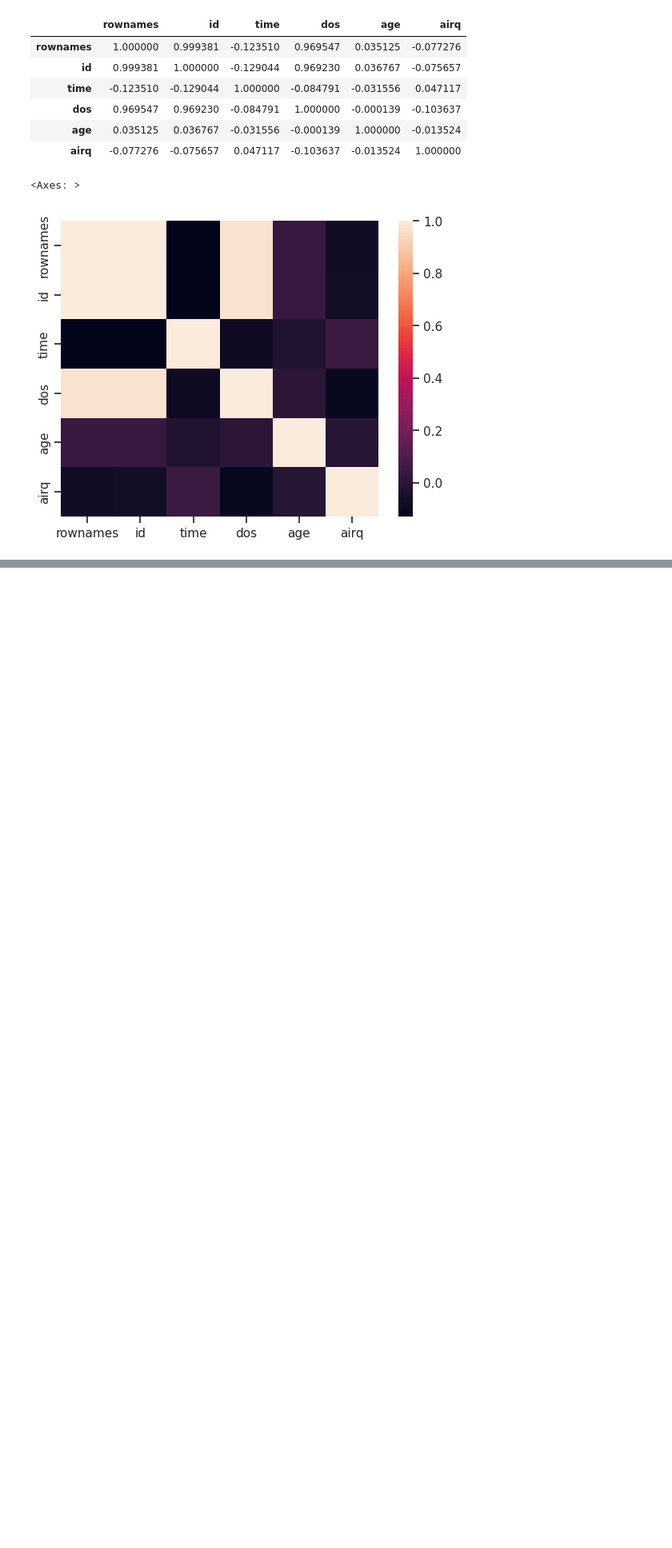
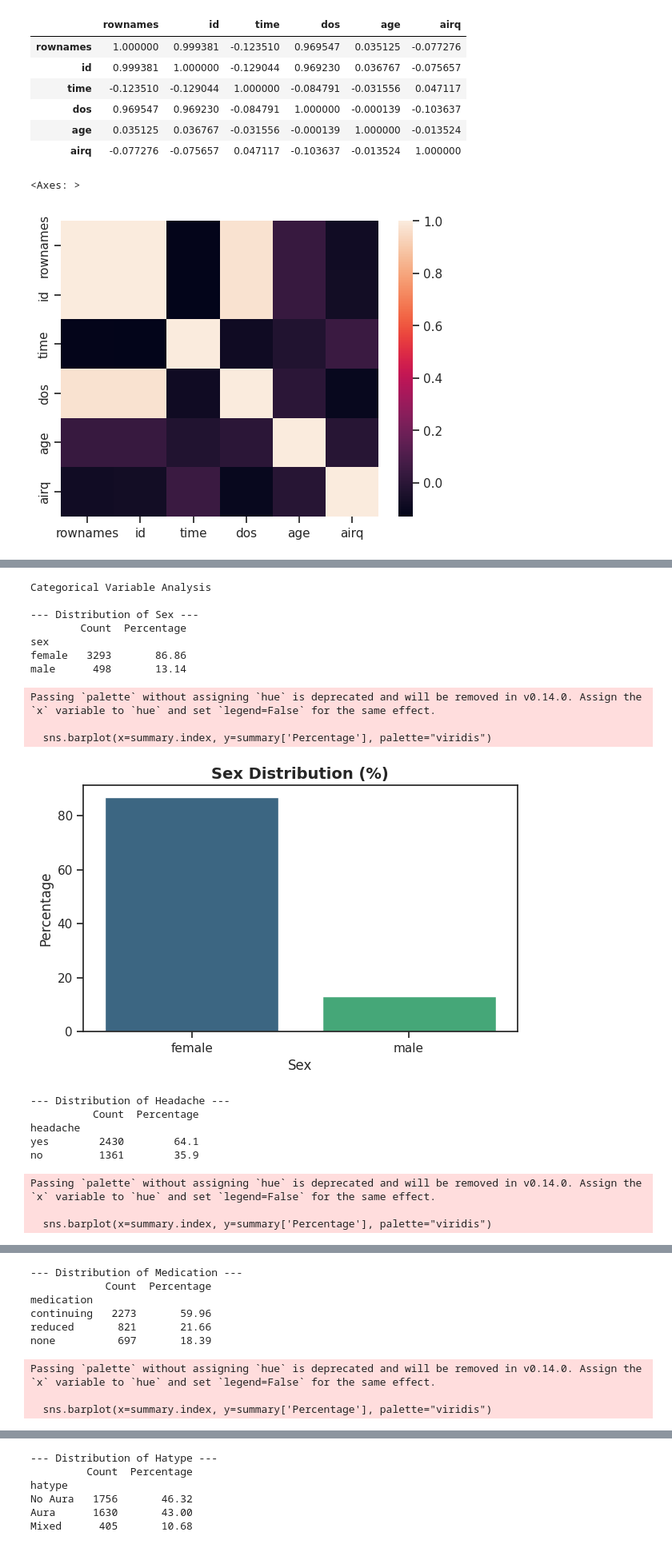
Before and after one commit to SimarBhatiaSB7/EDA-Project-22BDS0046, a Jupyter notebook: 22BDS0046.ipynb, the cells around one changed output, grey strips where cells are left out. Shown at 80% size. Saved outputs shown, nothing was run; the diff lists cells and outputs as text; code cells hidden in the pictures; blank space fills up the shorter version.

```diff
--- a/22BDS0046.ipynb
+++ b/22BDS0046.ipynb
@@ -317,0 +369,40 @@ sns.heatmap(correlation,xticklabels=correlation.columns,
+# %%
+# Categorical Variable Analysis
+print("\nCategorical Variable Analysis")
+
+categorical_features = ['sex', 'headache', 'medication', 'hatype']
+
+for cat in categorical_features:
+  print(f"\n--- Distribution of {cat.capitalize()} ---")
+  counts = df_0046[cat].value_counts()
+  rel_freq = df_0046[cat].value_counts(normalize=True) * 100
+  summary = pd.DataFrame({"Count": counts, "Percentage": rel_freq.round(2)})
+  print(summary)
+
+
+  plt.figure(figsize=(7, 4))
+  sns.barplot(x=summary.index, y=summary['Percentage'], palette="viridis")
+  plt.title(f"{cat.capitalize()} Distribution (%)", fontsize=14, weight='bold')
+  plt.ylabel("Percentage")
+  plt.xlabel(cat.capitalize())
+  plt.show()
+# %% [output]
+Categorical Variable Analysis
+
+--- Distribution of Sex ---
+        Count  Percentage
+sex
+female   3293       86.86
+male      498       13.14
+Passing `palette` without assigning `hue` is deprecated and will be removed in v0.14.0. Assign the `x` variable to `hue` and set `legend=False` for the same effect.
+
+  sns.barplot(x=summary.index, y=summary['Percentage'], palette="viridis")
+[figure, added]
+--- Distribution of Headache ---
+          Count  Percentage
+headache
+yes        2430        64.1
+no         1361        35.9
+Passing `palette` without assigning `hue` is deprecated and will be removed in v0.14.0. Assign the `x` variable to `hue` and set `legend=False` for the same effect.
+
+  sns.barplot(x=summary.index, y=summary['Percentage'], palette="viridis")
@@ -317,0 +410,9 @@ sns.heatmap(correlation,xticklabels=correlation.columns,
+--- Distribution of Medication ---
+            Count  Percentage
+medication
+continuing   2273       59.96
+reduced       821       21.66
+none          697       18.39
+Passing `palette` without assigning `hue` is deprecated and will be removed in v0.14.0. Assign the `x` variable to `hue` and set `legend=False` for the same effect.
+
+  sns.barplot(x=summary.index, y=summary['Percentage'], palette="viridis")
@@ -317,0 +420,6 @@ sns.heatmap(correlation,xticklabels=correlation.columns,
+--- Distribution of Hatype ---
+         Count  Percentage
+hatype
+No Aura   1756       46.32
+Aura      1630       43.00
+Mixed      405       10.68
```
Also changed, not shown: parts of 15 cells of this notebook.
